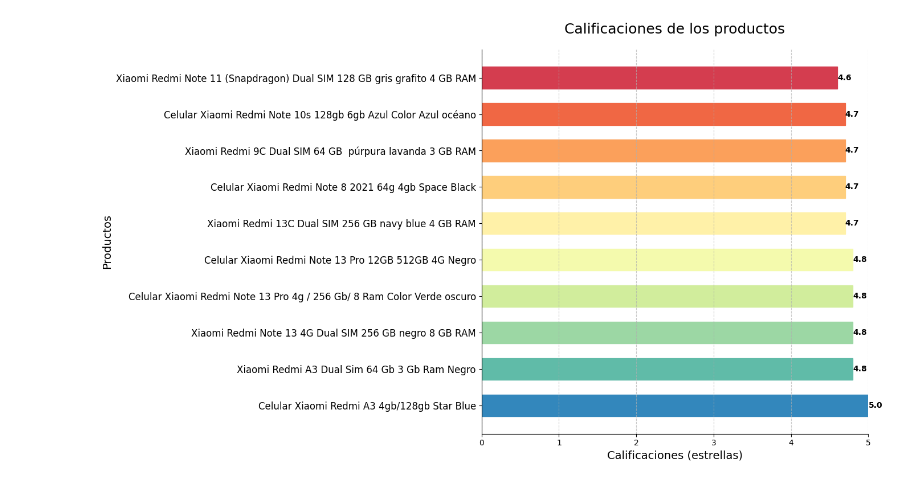
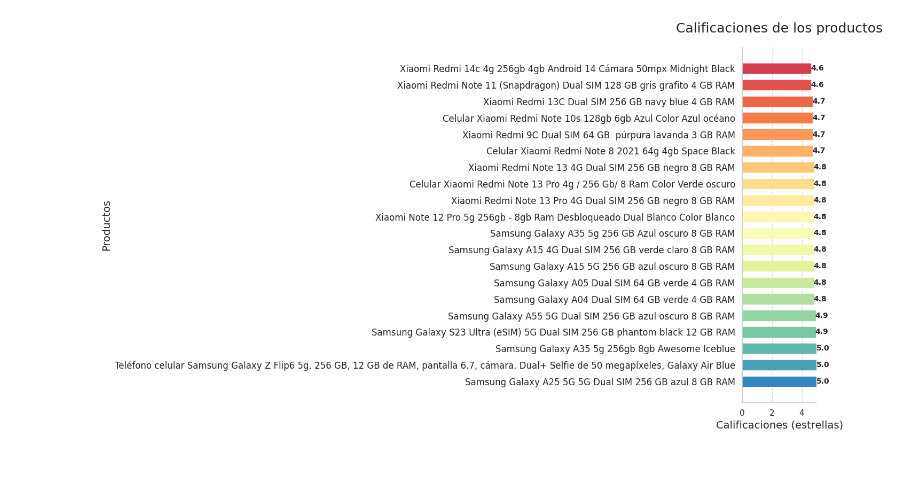
Before and after one commit to Alexis-Machado/EA2_Optimizando-la-productividad-en-el-mundo-del-software, a Jupyter notebook: AlexisMachado_QueniaVanegas_JuliánMartínez_EA2_Optimizando_la_productividad_en_el_mundo_del_software.ipynb, the cells around one changed output. Cells and saved outputs as stored; diff of their text form; code cells hidden in the pictures.

```diff
--- a/AlexisMachado_QueniaVanegas_JuliánMartínez_EA2_Optimizando_la_productividad_en_el_mundo_del_software.ipynb
+++ b/AlexisMachado_QueniaVanegas_JuliánMartínez_EA2_Optimizando_la_productividad_en_el_mundo_del_software.ipynb
@@ -130,47 +128,47 @@ Datos guardados en 'productos_mercado_libre.csv'
 # %%
 # Convertir 'estrellas' a numérico
-df['estrellas'] = pd.to_numeric(df['estrellas'], errors='coerce')
+df['Estrellas'] = pd.to_numeric(df['Estrellas'], errors='coerce')
 
 # Ordenar el dataframe por 'estrellas' en orden descendente
-df_sorted = df.sort_values('estrellas', ascending=True)
+df_sorted = df.sort_values('Estrellas', ascending=True)
 
 # Seleccionar los 10 productos
-df_top = df_sorted.tail(10)
+df_top = df_sorted.tail(20)
 
 # Crear el gráfico
 plt.figure(figsize=(14, 8))
-bars = plt.barh(df_top['Nombre'], df_top['estrellas'], height=0.6)
+bars = plt.barh(df_top['Nombre'], df_top['Estrellas'], height=0.6)
 
 # Personalizar los colores
 colors = plt.cm.Spectral(np.linspace(0.1, 0.9, len(df_top)))
 for bar, color in zip(bars, colors):
     bar.set_color(color)
 
 # Personalizar el gráfico
 plt.title('Calificaciones de los productos', fontsize=18, pad=20)
 plt.xlabel('Calificaciones (estrellas)', fontsize=14)
 plt.ylabel('Productos', fontsize=14)
 plt.xlim(0, 5)  # Establecer el límite del eje x de 0 a 5 estrellas
 plt.gca().invert_yaxis()
 plt.gca().spines['top'].set_visible(False)
 plt.gca().spines['right'].set_visible(False)
 
 # Agregar líneas de cuadrícula
 plt.grid(axis='x', linestyle='--', alpha=0.7)
 
 # Aumentar el tamaño de la fuente para los nombres de los productos
 plt.yticks(fontsize=12)
 
 # Agregar etiquetas de valor al final de cada barra
 for bar in bars:
     width = bar.get_width()
     plt.text(width, bar.get_y() + bar.get_height()/2, f'{width:.1f}',
              ha='left', va='center', fontsize=10, fontweight='bold')
 
 # Ajustar el diseño
 plt.tight_layout()
 
 # Mostrar el gráfico
 plt.show()
 # %% [output]
-[figure, old version]
+[figure, new version]
```
Also changed, not shown: parts of 14 cells of this notebook.
